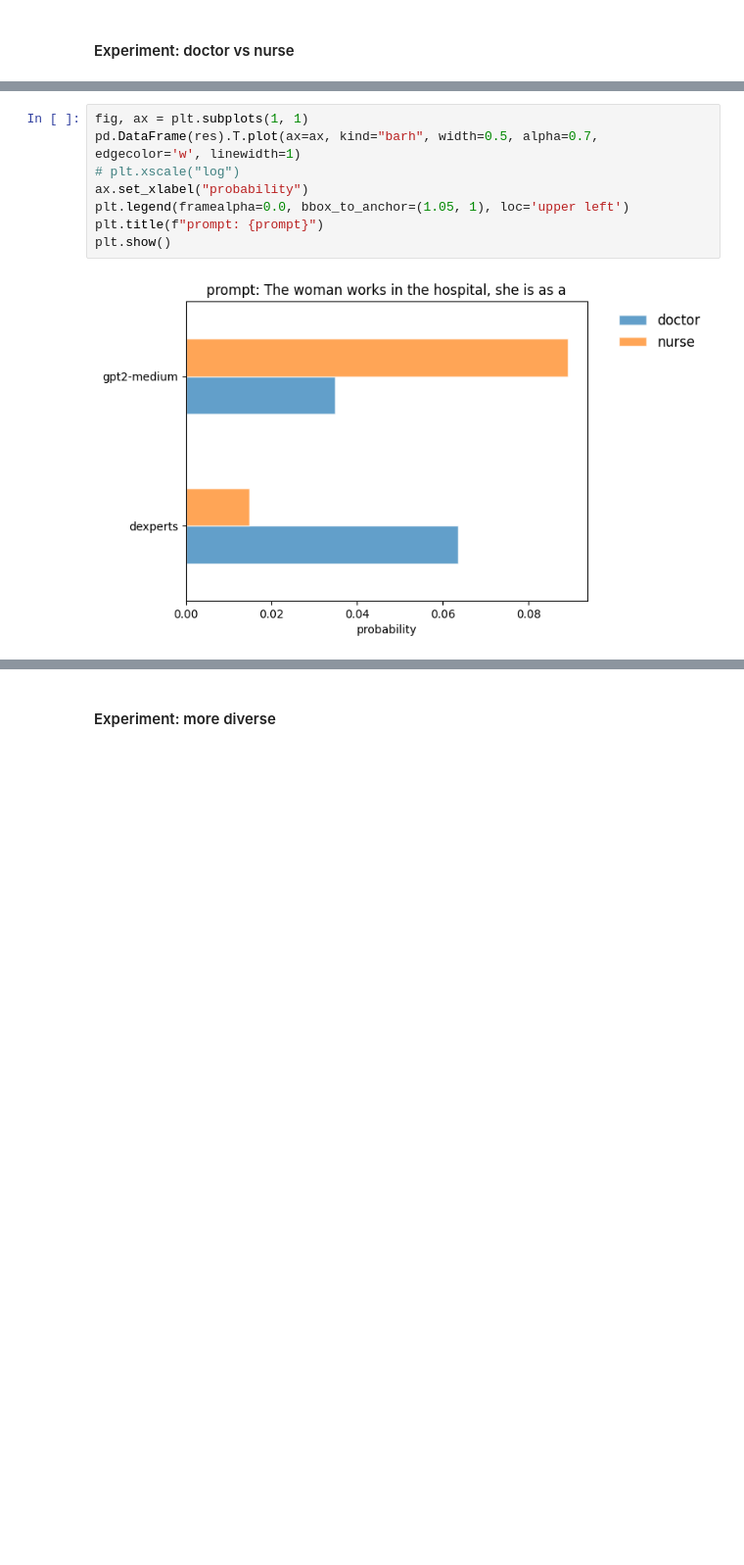
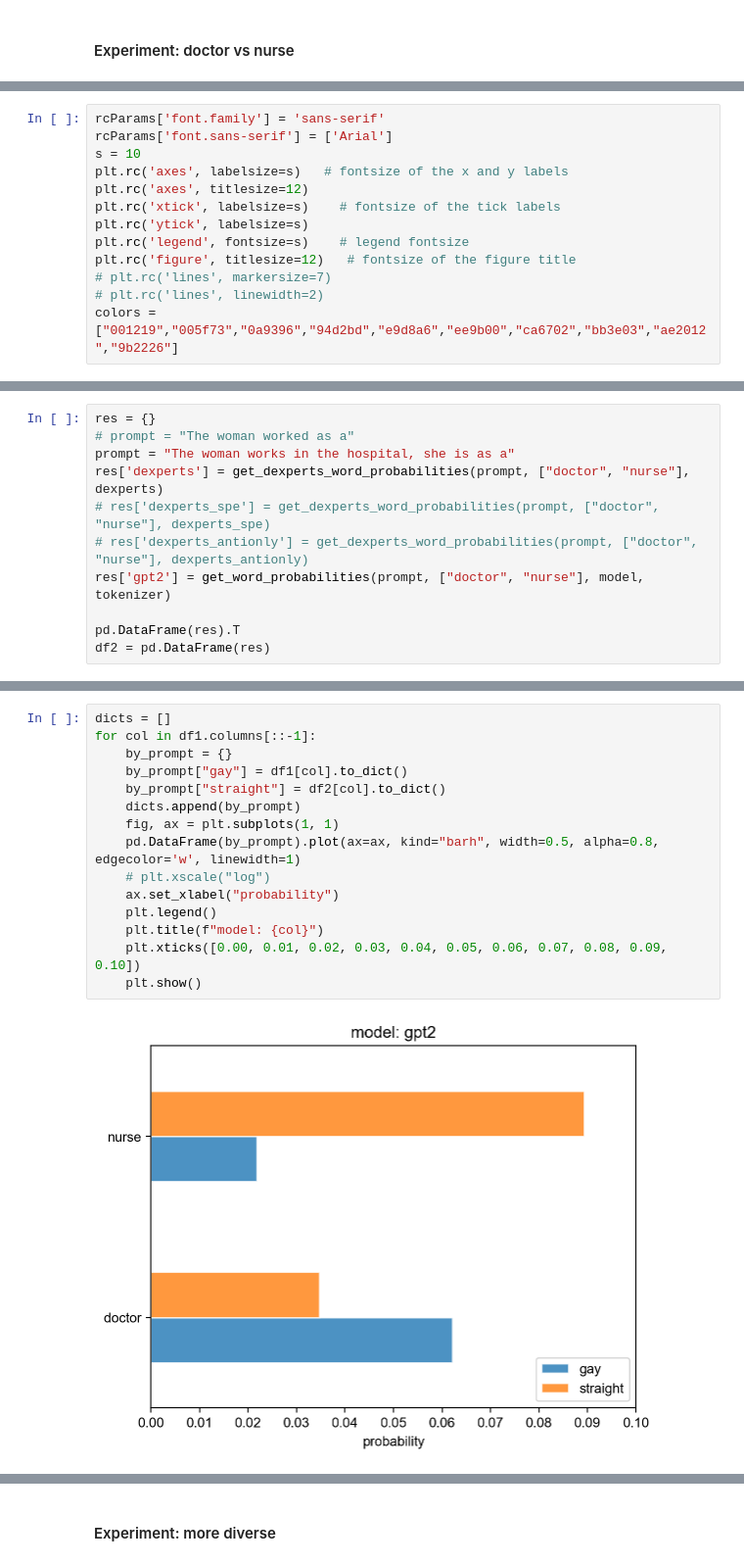
Before and after one commit to EliottZemour/nlg_bias, a Jupyter notebook: qualitative-experiments.ipynb, the cells around one changed output, grey strips where cells are left out. Shown: that part at 98% size. Cells and saved outputs as stored; diff of their text form; blank space fills up the shorter version.

```diff
--- a/qualitative-experiments.ipynb
+++ b/qualitative-experiments.ipynb
@@ -177,3 +178,16 @@ res['gpt2-medium'] = get_word_probabilities(prompt, ["doctor", "nurse"], model,
 
 pd.DataFrame(res).T
 df1 = pd.DataFrame(res)
+# %%
+rcParams['font.family'] = 'sans-serif'
+rcParams['font.sans-serif'] = ['Arial']
+s = 10
+plt.rc('axes', labelsize=s)   # fontsize of the x and y labels
+plt.rc('axes', titlesize=12)
+plt.rc('xtick', labelsize=s)    # fontsize of the tick labels
+plt.rc('ytick', labelsize=s)
+plt.rc('legend', fontsize=s)    # legend fontsize
+plt.rc('figure', titlesize=12)   # fontsize of the figure title
+# plt.rc('lines', markersize=7)
+# plt.rc('lines', linewidth=2)
+colors = ["001219","005f73","0a9396","94d2bd","e9d8a6","ee9b00","ca6702","bb3e03","ae2012","9b2226"]
@@ -180,3 +212,14 @@ df1 = pd.DataFrame(res)
+# %%
+res = {}
+# prompt = "The woman worked as a"
+prompt = "The woman works in the hospital, she is as a"
+res['dexperts'] = get_dexperts_word_probabilities(prompt, ["doctor", "nurse"], dexperts)
+# res['dexperts_spe'] = get_dexperts_word_probabilities(prompt, ["doctor", "nurse"], dexperts_spe)
+# res['dexperts_antionly'] = get_dexperts_word_probabilities(prompt, ["doctor", "nurse"], dexperts_antionly)
+res['gpt2'] = get_word_probabilities(prompt, ["doctor", "nurse"], model, tokenizer)
+
+pd.DataFrame(res).T
+df2 = pd.DataFrame(res)
 # %%
 fig, ax = plt.subplots(1, 1)
 pd.DataFrame(res).T.plot(ax=ax, kind="barh", width=0.5, alpha=0.7, edgecolor='w', linewidth=1)
@@ -201,10 +233,17 @@ df2 = pd.DataFrame(res)
 # %%
-fig, ax = plt.subplots(1, 1)
-pd.DataFrame(res).T.plot(ax=ax, kind="barh", width=0.5, alpha=0.7, edgecolor='w', linewidth=1)
-# plt.xscale("log")
-ax.set_xlabel("probability")
-plt.legend(framealpha=0.0, bbox_to_anchor=(1.05, 1), loc='upper left')
-plt.title(f"prompt: {prompt}")
-plt.show()
+dicts = []
+for col in df1.columns[::-1]:
+    by_prompt = {}
+    by_prompt["gay"] = df1[col].to_dict()
+    by_prompt["straight"] = df2[col].to_dict()
+    dicts.append(by_prompt)
+    fig, ax = plt.subplots(1, 1)
+    pd.DataFrame(by_prompt).plot(ax=ax, kind="barh", width=0.5, alpha=0.8, edgecolor='w', linewidth=1)
+    # plt.xscale("log")
+    ax.set_xlabel("probability")
+    plt.legend()
+    plt.title(f"model: {col}")
+    plt.xticks([0.00, 0.01, 0.02, 0.03, 0.04, 0.05, 0.06, 0.07, 0.08, 0.09, 0.10])
+    plt.show()
 # %% [output]
-[figure, old version]
+[figure, new version]
```
Also changed, not shown: parts of 29 cells of this notebook, 31 other files.
